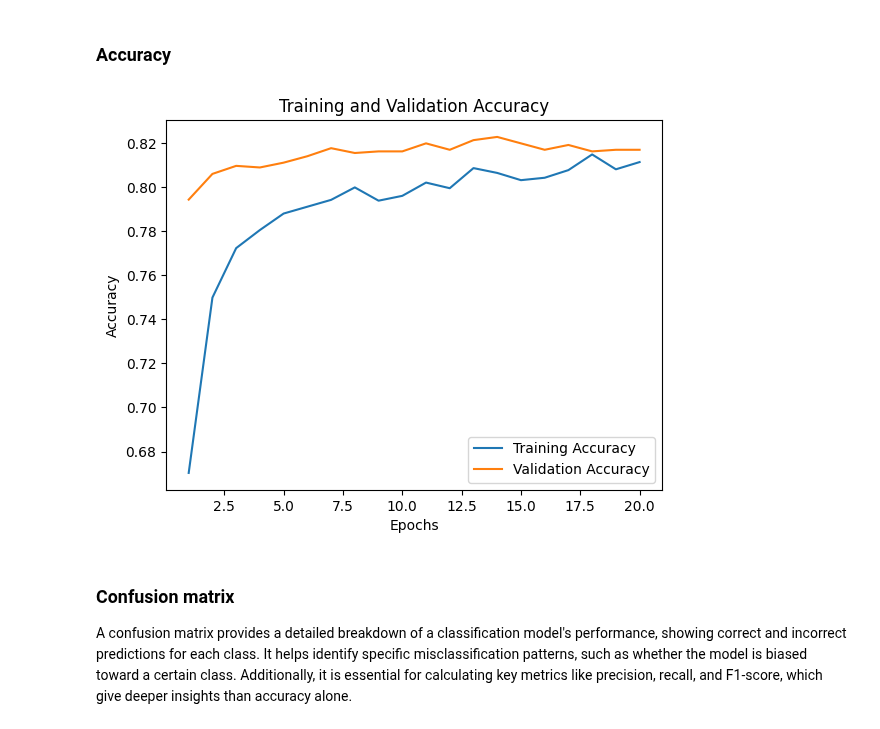
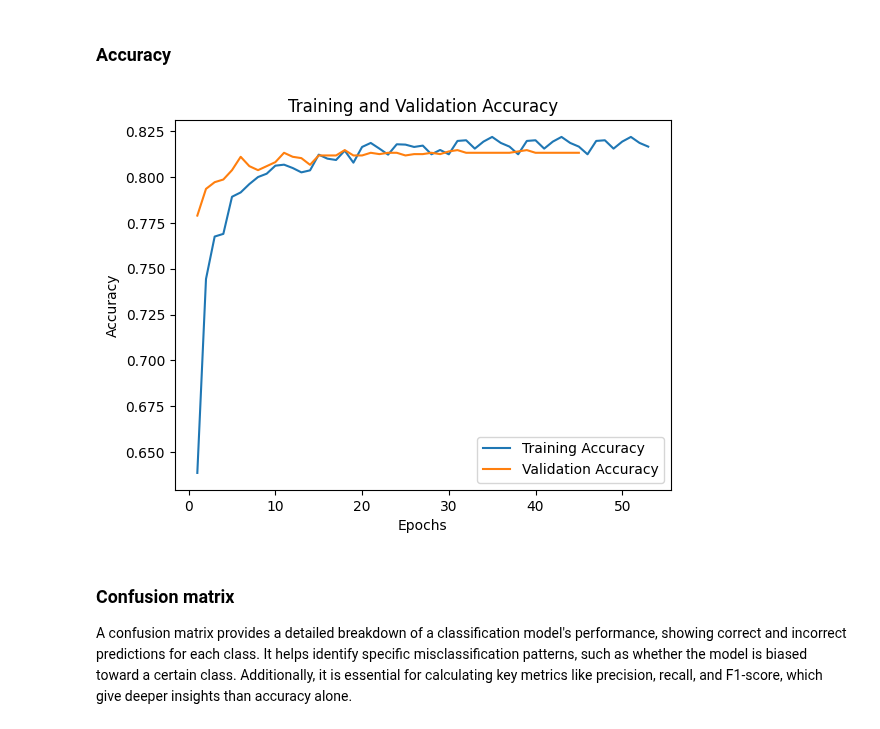
Before and after one commit to gb999/LuaLuaLua, a Jupyter notebook: LuaLuaLua.ipynb, the cells around one changed output. Drawn from its saved outputs; the diff is of its cells as text; code cells hidden in the pictures.

Commit message:
Added 2 phase training to final model

```diff
--- a/LuaLuaLua.ipynb
+++ b/LuaLuaLua.ipynb
@@ -423,0 +427,25 @@ Image(filename='model_diagram.png')
+# %%
+# Train it further, with training of the embeddings enabled
+for layer in model.layers:
+    if isinstance(layer, Embedding):
+        layer.trainable = True
+        break
+
+# Recompile the model with a lower learning rate for fine-tuning
+model.compile(optimizer=Adam(learning_rate=1e-5),  # Smaller learning rate for fine-tuning
+              loss='binary_crossentropy',
+              metrics=['accuracy', precision_metric, recall_metric])
+
+# Fine-tune the model
+fine_tune_history = model.fit(
+    train_padded,
+    train_labels,
+    validation_split=0.2,
+    epochs=10,  # Reduced fine-tuning epochs
+    batch_size=32,
+    callbacks=[
+        EarlyStopping(monitor='val_loss', patience=2, restore_best_weights=True),  # Quicker stopping
+        ModelCheckpoint(filepath='fine_tuned_model.keras', save_best_only=True),   # Save best fine-tuned model
+        ReduceLROnPlateau(monitor='val_loss', factor=0.2, patience=1, min_lr=1e-6) # Aggressive LR reduction
+    ]
+)
@@ -424,6 +469,14 @@ Image(filename='model_diagram.png')
 # %% [markdown]
 ## Evaluation
 Below we observe the performance of the model from multiple aspects.
+# %%
+recall = history_stacked.history['recall']
+accuracy = history_stacked.history['accuracy']
+validation_accuracy = history_stacked.history['val_accuracy']
+# Attach the fine tuning history
+recall.extend(fine_tune_history.history['recall'])
+accuracy.extend(fine_tune_history.history['accuracy'])
+validation_accuracy.extend(fine_tune_history.history['val_accuracy'])
 # %% [markdown]
 ### Predictions
 Let's see some example predictions
@@ -502,22 +555,20 @@ plt.show()
 # %% [markdown]
 ### Accuracy
 # %%
-training_accuracy = history.history['accuracy']
-validation_accuracy = history.history['val_accuracy']
+epochs = range(1, len(accuracy) + 1)  # Epochs start from 1
+epochs_val = range(1, len(validation_accuracy) + 1)  # Epochs start from 1
 
-epochs = range(1, len(training_accuracy) + 1)  # Epochs start from 1
-
-plt.plot(epochs, training_accuracy, label='Training Accuracy')
-plt.plot(epochs, validation_accuracy, label='Validation Accuracy')
+plt.plot(epochs, accuracy, label='Training Accuracy')
+plt.plot(epochs_val, validation_accuracy, label='Validation Accuracy')
 
 plt.title('Training and Validation Accuracy')
 plt.xlabel('Epochs')
 plt.ylabel('Accuracy')
 plt.legend()
 
 plt.show()
 # %% [output]
-[figure, old version]
+[figure, new version]
 # %% [markdown]
 ### Confusion matrix
 A confusion matrix provides a detailed breakdown of a classification model's performance, showing correct and incorrect predictions for each class. It helps identify specific misclassification patterns, such as whether the model is biased toward a certain class. Additionally, it is essential for calculating key metrics like precision, recall, and F1-score, which give deeper insights than accuracy alone.
```
Also changed, not shown: parts of 13 cells of this notebook.
